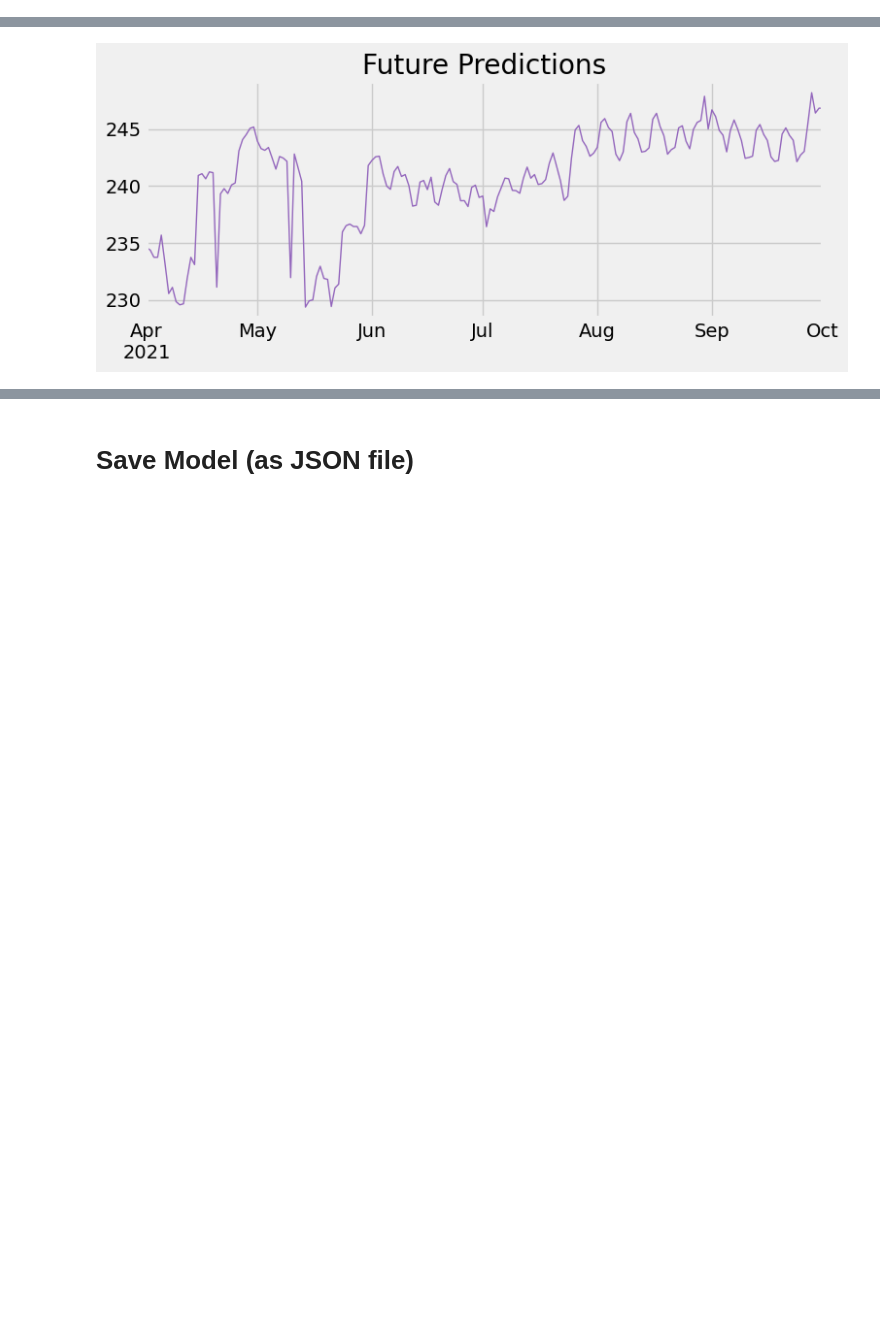
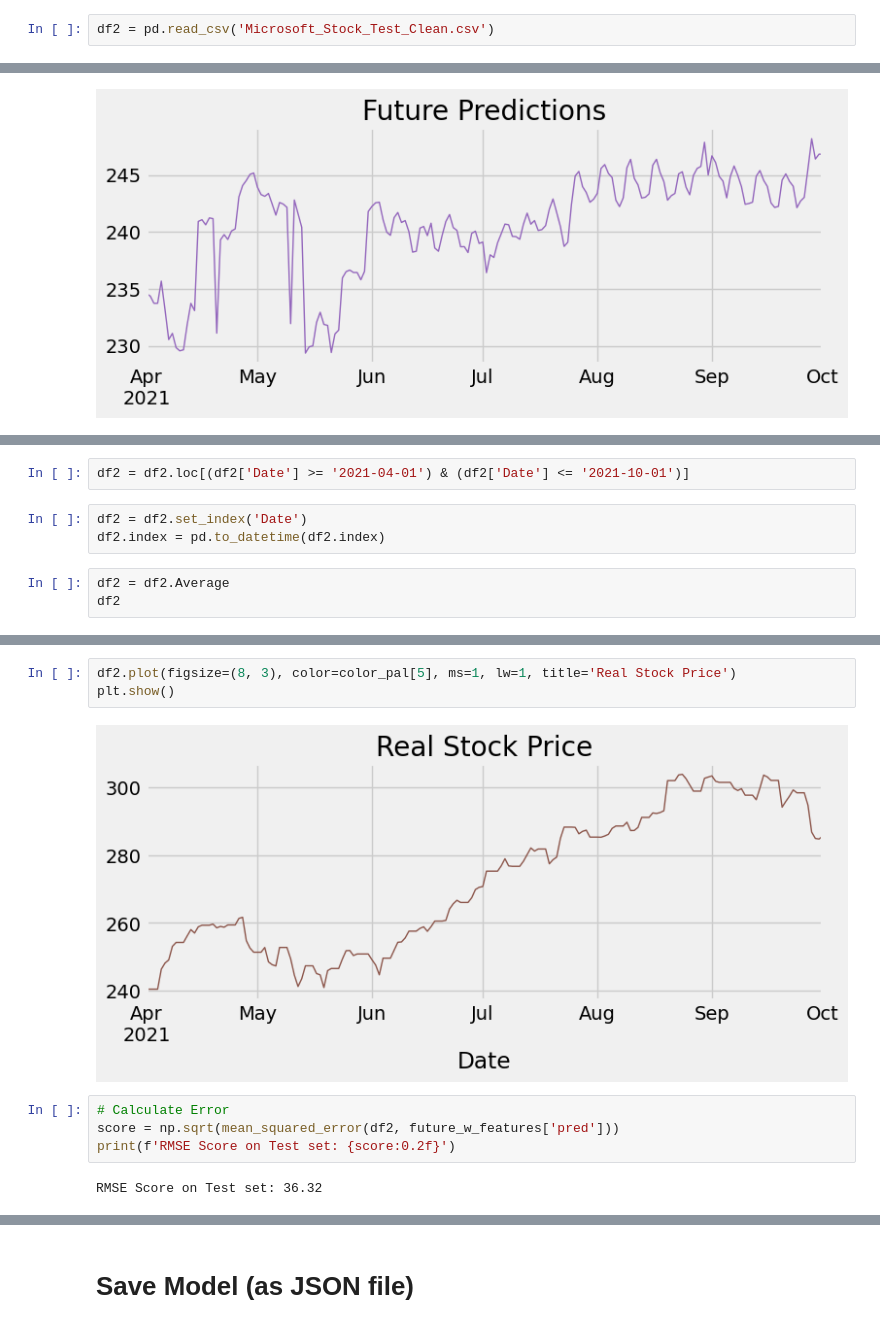
Before and after one commit to benjaminfunk47/Microsoft-Stock-Forecasting, a Jupyter notebook: Microsoft Stock Forecasting.ipynb, the cells around one changed output, grey strips where cells are left out. Cells and saved outputs as stored; diff of their text form; blank space fills up the shorter version.

```diff
--- a/Microsoft Stock Forecasting.ipynb
+++ b/Microsoft Stock Forecasting.ipynb
@@ -16,6 +22,8 @@ plt.style.use('fivethirtyeight')
 us_holidays = holidays.US(years=[*range(2015, 2021)])
 # %%
 df = pd.read_csv('Microsoft_Stock_Clean.csv')
+# %%
+df2 = pd.read_csv('Microsoft_Stock_Test_Clean.csv')
 # %%
 df
 # %% [output]
@@ -290,0 +316,8 @@ plt.show()
+# %%
+df2 = df2.loc[(df2['Date'] >= '2021-04-01') & (df2['Date'] <= '2021-10-01')]
+# %%
+df2 = df2.set_index('Date')
+df2.index = pd.to_datetime(df2.index)
+# %%
+df2 = df2.Average
+df2
@@ -290,0 +338,11 @@ plt.show()
+# %%
+df2.plot(figsize=(8, 3), color=color_pal[5], ms=1, lw=1, title='Real Stock Price')
+plt.show()
+# %% [output]
+[figure, added]
+# %%
+# Calculate Error
+score = np.sqrt(mean_squared_error(df2, future_w_features['pred']))
+print(f'RMSE Score on Test set: {score:0.2f}')
+# %% [output]
+RMSE Score on Test set: 36.32
```
Also changed, not shown: parts of 7 cells of this notebook, 4 other files.
